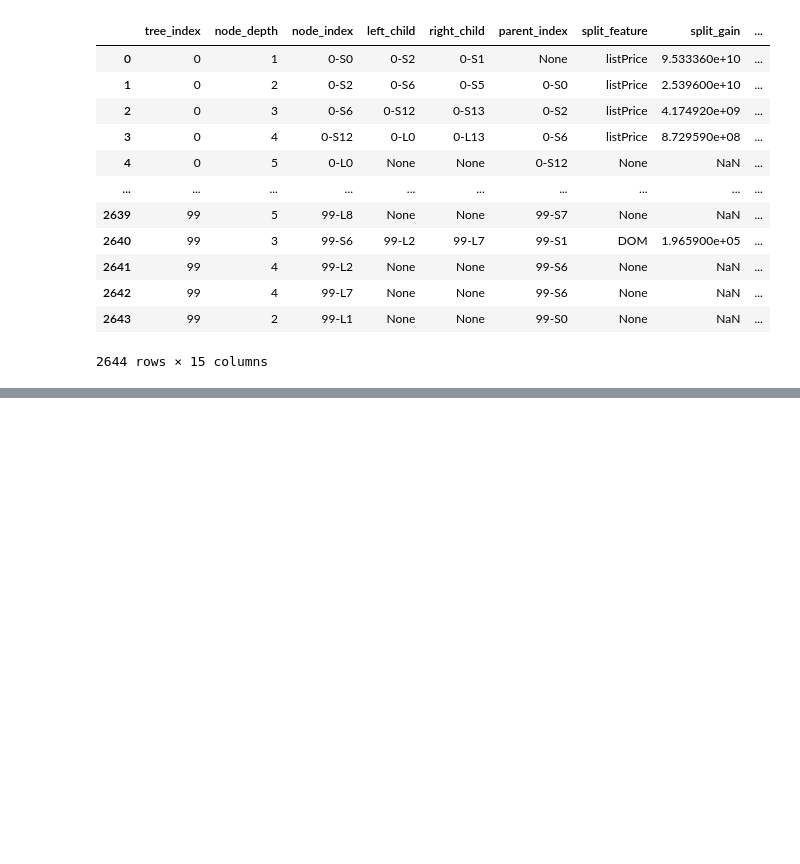
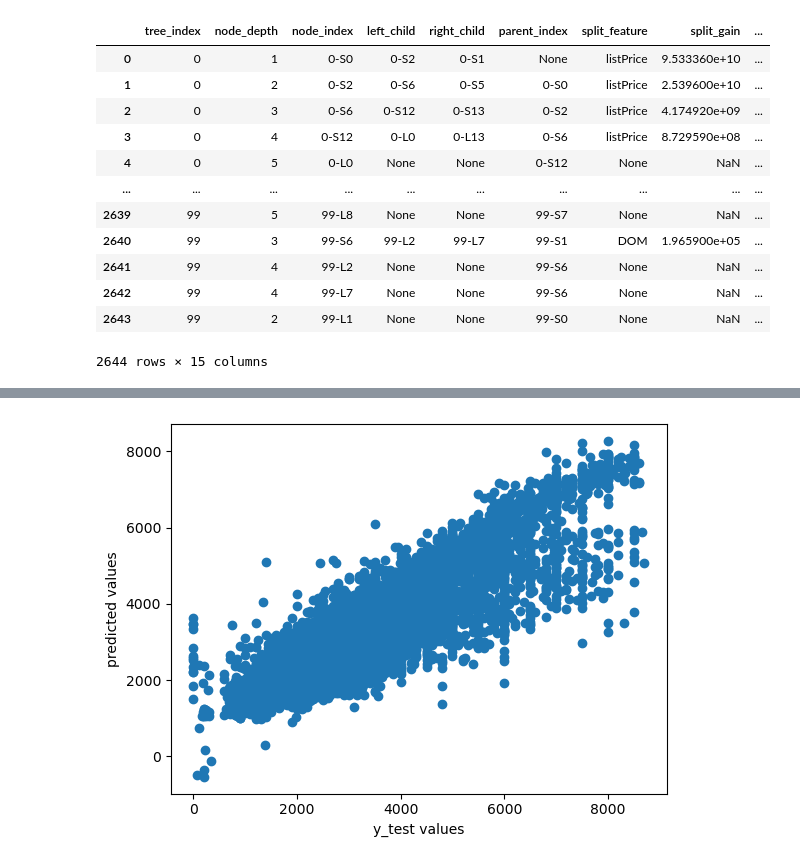
Before and after one commit to julian-fong/real-estate-predictor, a Jupyter notebook: model.ipynb, the cells around one changed output, grey strips where cells are left out. Drawn from its saved outputs; the diff is of its cells as text; code cells hidden in the pictures; blank space fills up the shorter version.

```diff
--- a/model.ipynb
+++ b/model.ipynb
@@ -67,7 +86,7 @@ Index(['listPrice', 'latitude', 'longitude', 'DOM', 'avg_sqft', 'ppsqft',
 base_regressor = lgbm.LGBMRegressor(learning_rate = 0.3,random_state=0)
 
 #Get top 100 features using XGBoost
-select_feat = SelectFromModel(base_regressor,threshold=-np.inf,max_features=100).fit(x_train,y_train)
+select_feat = SelectFromModel(base_regressor,threshold=-np.inf,max_features=25).fit(x_train,y_train)
 # %%
 #Get indices of top 100 features
 feat_index = select_feat.get_support()
@@ -188,0 +227,9 @@ metrics.r2_score(y_test, y_pred)
+# %%
+import matplotlib.pyplot as plt
+
+plt.scatter(x = y_test.values,y =  y_pred)
+plt.xlabel("y_test values")
+plt.ylabel("predicted values")
+plt.show()
+# %% [output]
+[figure, added]
```
Also changed, not shown: parts of 14 cells of this notebook, 3 other files.
